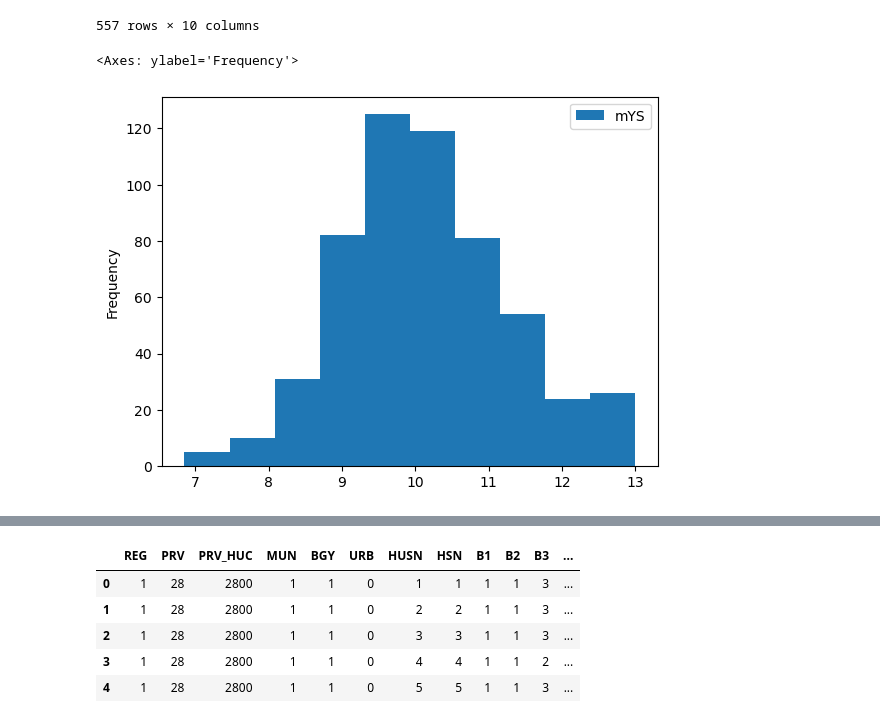
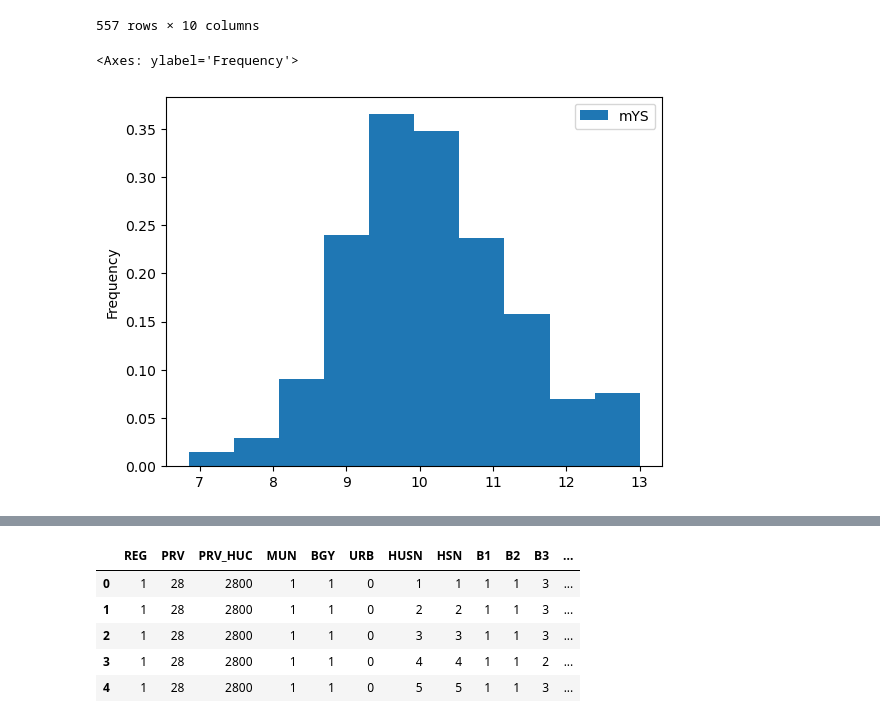
Before and after one commit to jeromemaiquez/psa_cph, a Jupyter notebook: notebooks/test.ipynb, the cells around one changed output, grey strips where cells are left out. Saved outputs shown, nothing was run; the diff lists cells and outputs as text; code cells hidden in the pictures.

Commit message:
Played with histograms

```diff
--- a/notebooks/test.ipynb
+++ b/notebooks/test.ipynb
@@ -181,9 +181,10 @@ df_popv_brgy
 # %%
 df_popv_brgy.plot(
     kind="hist",
     x="BGY_PSGC",
-    y="mYS"
+    y="mYS",
+    density=True
 )
 # %% [output]
 <Axes: ylabel='Frequency'>
-[figure, old version]
+[figure, new version]
```
Also changed, not shown: parts of 1 cell of this notebook.
